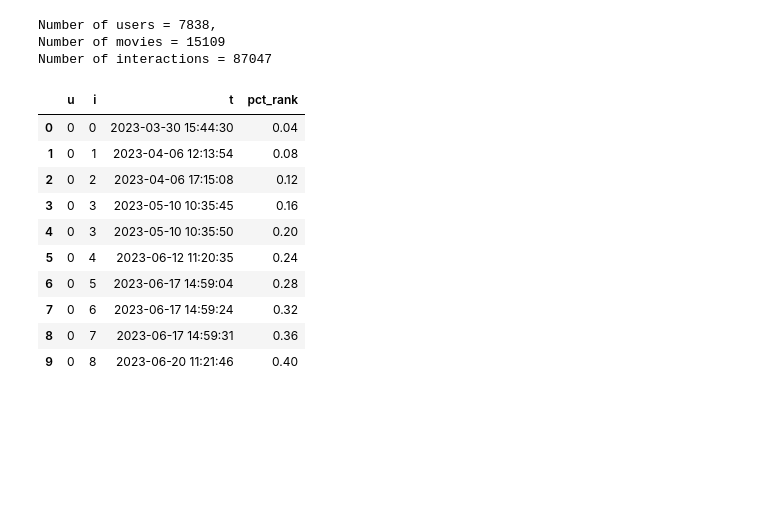
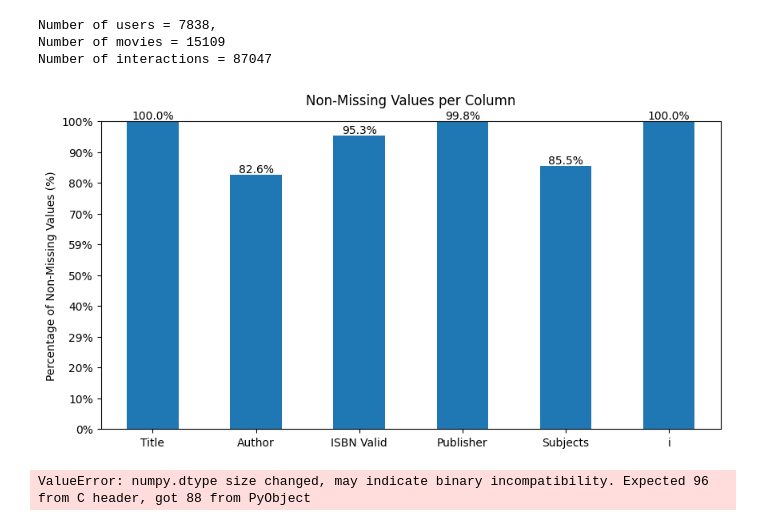
Before and after one commit to ML-brooowss/ML, a Jupyter notebook: exploration.ipynb, the cells around one changed output. Cells and saved outputs as stored; diff of their text form; code cells hidden in the pictures; blank space fills up the shorter version.

```diff
--- a/exploration.ipynb
+++ b/exploration.ipynb
@@ -25,7 +26,7 @@ interactions.head()
 | 3 | 1809 | 11317 | 2023-01-12 14:19:22 |
 | 4 | 4384 | 1323 | 2023-04-13 16:09:22 |
 # %%
-items = pd.read_csv('kaggle_data/items.csv')
+items = pd.read_csv('data/items.csv')
 print(items.shape)
 items.head()
 # %% [output]
@@ -60,22 +61,3 @@ Number of movies = 15109
 Number of interactions = 87047
 # %%
 # TODO: EDA on the interactions data and the items metadata.
-# %%
-# Let's first sort the interactions by user and time stamp
-interactions = interactions.sort_values(["u", "t"])
-# Next we can use the percentage rank from pandas to get a proportional ranking of the timestamps for each user.
-interactions["pct_rank"] = interactions.groupby("u")["t"].rank(pct=True, method='dense')
-interactions.reset_index(inplace=True, drop=True)
-interactions.head(10)
-# %% [output]
-|  | u | i | t | pct_rank |
-| 0 | 0 | 0 | 2023-03-30 15:44:30 | 0.04 |
-| 1 | 0 | 1 | 2023-04-06 12:13:54 | 0.08 |
-| 2 | 0 | 2 | 2023-04-06 17:15:08 | 0.12 |
-| 3 | 0 | 3 | 2023-05-10 10:35:45 | 0.16 |
-| 4 | 0 | 3 | 2023-05-10 10:35:50 | 0.20 |
-| 5 | 0 | 4 | 2023-06-12 11:20:35 | 0.24 |
-| 6 | 0 | 5 | 2023-06-17 14:59:04 | 0.28 |
-| 7 | 0 | 6 | 2023-06-17 14:59:24 | 0.32 |
-| 8 | 0 | 7 | 2023-06-17 14:59:31 | 0.36 |
-| 9 | 0 | 8 | 2023-06-20 11:21:46 | 0.40 |
@@ -86,0 +64,40 @@ test_data = interactions[interactions["pct_rank"] >= 0.8]
+# %%
+items.notna().sum().plot(kind='bar', figsize=(10, 5), title='Non-Missing Values per Column')
+plt.ylabel('Percentage of Non-Missing Values (%)')
+total_rows = len(items)
+for p in plt.gca().patches:
+    percentage = 100 * p.get_height() / total_rows
+    plt.gca().annotate(f'{percentage:.1f}%', (p.get_x() + p.get_width() / 2, p.get_height()),
+                       ha='center', va='bottom', fontsize=10)
+plt.ylim(0, total_rows)
+plt.title('Non-Missing Values per Column', pad=15)
+plt.yticks(np.linspace(0, total_rows, 11), [f'{int(100*x/total_rows)}%' for x in np.linspace(0, total_rows, 11)])
+plt.xticks(rotation=0)
+plt.show()
+# %% [output]
+[figure, added]
+# %%
+import spacy
+
+# Load spaCy models
+nlp_en = spacy.load("en_core_web_sm")
+nlp_fr = spacy.load("fr_core_news_sm")
+nlp_de = spacy.load("de_core_news_sm")
+
+def clean_text_multilang(text):
+    docs = [nlp_en(text), nlp_fr(text), nlp_de(text)]
+
+    # Get intersection of stopwords across languages
+    all_stopwords = set()
+    for doc in docs:
+        all_stopwords.update([token.text.lower() for token in doc if token.is_stop])
+
+    # Remove punctuation and stopwords
+    cleaned_tokens = [
+        token.text.lower()
+        for token in nlp_en(text)  # Use English tokenizer (works well enough across languages)
+        if token.is_alpha and token.text.lower() not in all_stopwords
+    ]
+    return " ".join(cleaned_tokens)
+# %% [output]
+ValueError: numpy.dtype size changed, may indicate binary incompatibility. Expected 96 from C header, got 88 from PyObject
```
Also changed, not shown: parts of 3 cells of this notebook, 16 other files.
